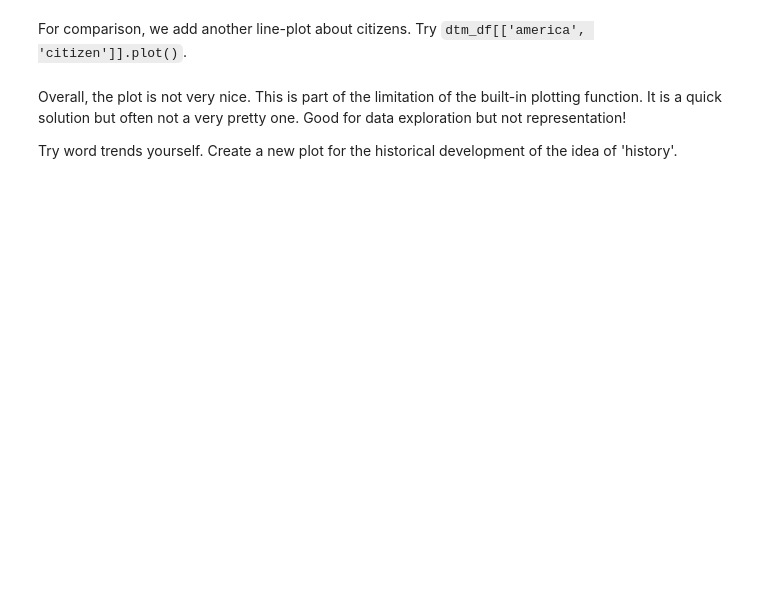
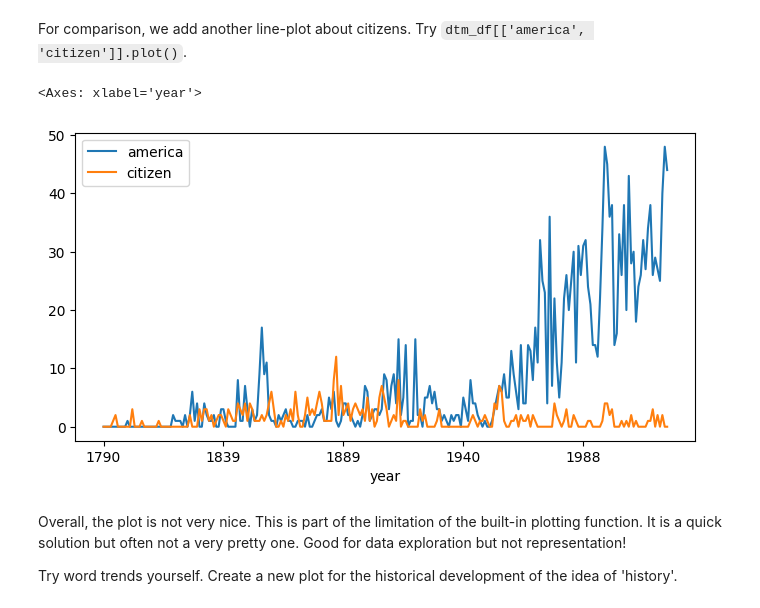
Before and after one commit to onni-Q/lecture_notebooks, a Jupyter notebook: Week4_Lecture.ipynb, the cells around one changed output. Saved outputs shown, nothing was run; the diff lists cells and outputs as text; code cells hidden in the pictures; blank space fills up the shorter version.

```diff
--- a/Week4_Lecture.ipynb
+++ b/Week4_Lecture.ipynb
@@ -582,5 +719,10 @@ We already know how to plot a simple numerical series in Pandas and type with co
 # %% [markdown]
 For comparison, we add another line-plot about citizens. Try `dtm_df[['america', 'citizen']].plot()`.
+# %%
+dtm_df[['america', 'citizen']].plot()
+# %% [output]
+<Axes: xlabel='year'>
+[figure, added]
 # %% [markdown]
 Overall, the plot is not very nice. This is part of the limitation of the built-in plotting function. It is a quick solution but often not a very pretty one. Good for data exploration but not representation!
 
```
Also changed, not shown: parts of 56 cells of this notebook.
